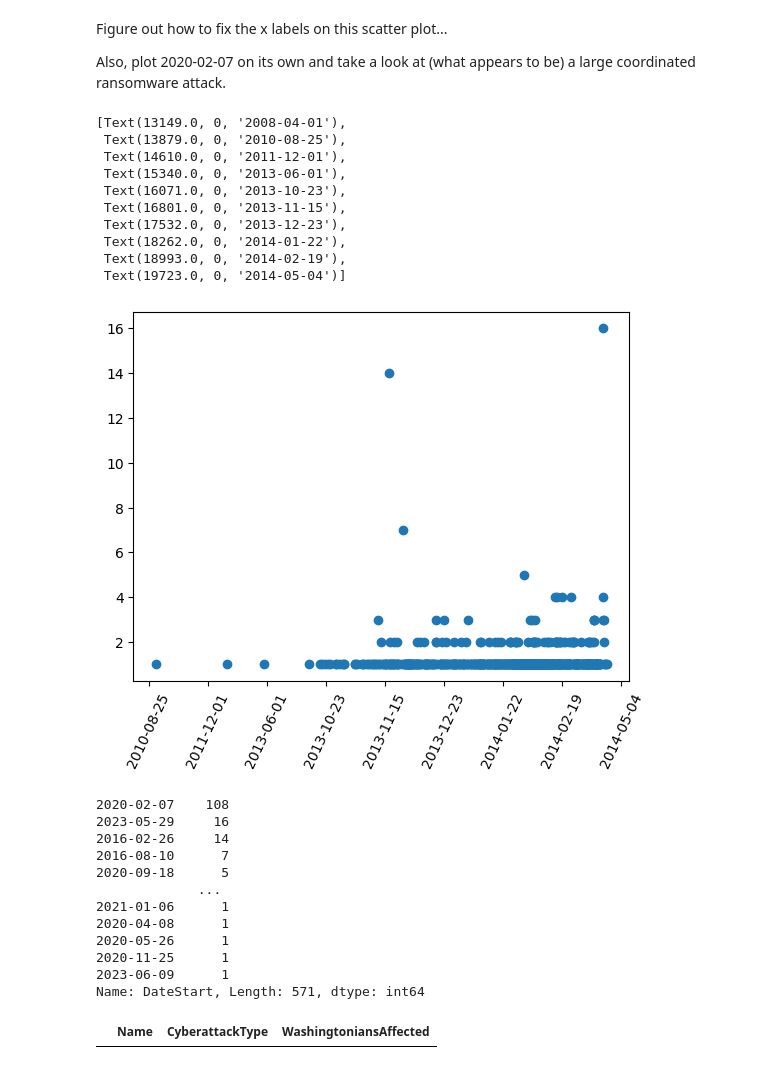
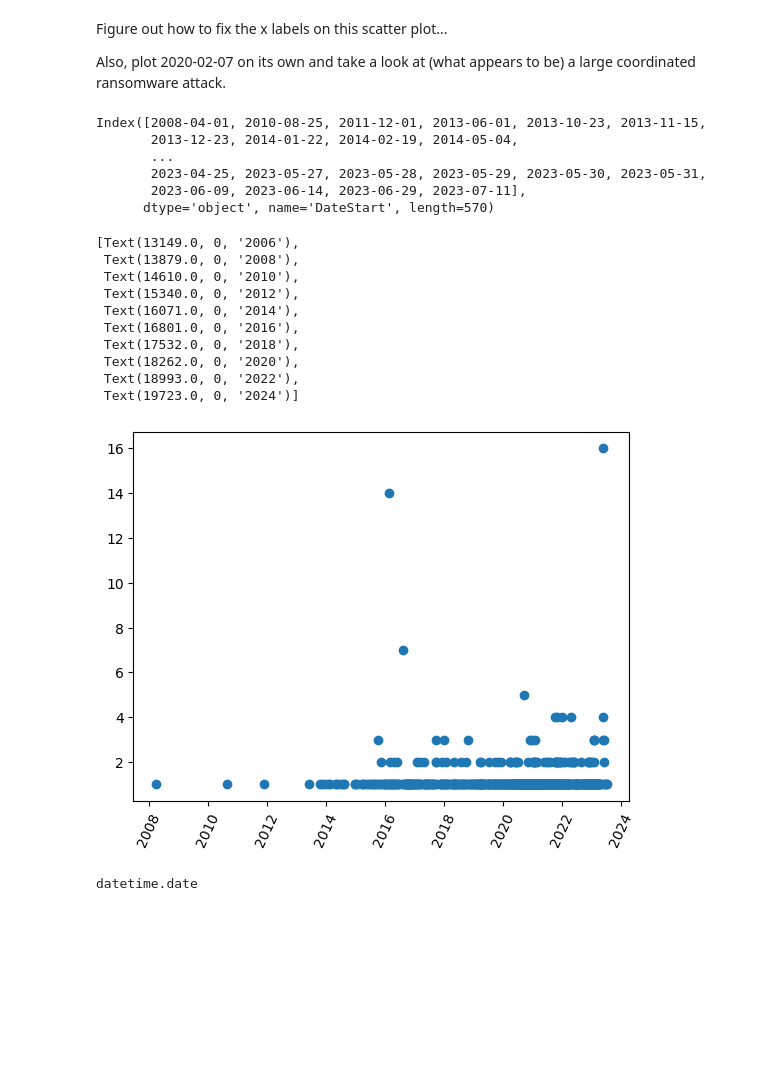
Before and after one commit to IsaacDaHanes/Washington_State_Databreach_Assessment, a Jupyter notebook: notebooks/wastate_databreaches_eda.ipynb, the cells around one changed output. Saved outputs shown, nothing was run; the diff lists cells and outputs as text; code cells hidden in the pictures; blank space fills up the shorter version.

Commit message:
added an images and src directory, added a .py file for future use, updated eda notebook, updated readme

```diff
--- a/notebooks/wastate_databreaches_eda.ipynb
+++ b/notebooks/wastate_databreaches_eda.ipynb
@@ -336,43 +331,41 @@ Text(0.5, 1.0, 'Data Breach Causes')
 Figure out how to fix the x labels on this scatter plot...
 
 Also, plot 2020-02-07 on its own and take a look at (what appears to be) a large coordinated ransomware attack.
+# %%
+plotdates = wa_databreach_df.groupby('DateStart').count()
+plotdates_notfebsev = plotdates[plotdates['Name'] < 108]
+
+plotdates_notfebsev.index
+# %% [output]
+Index([2008-04-01, 2010-08-25, 2011-12-01, 2013-06-01, 2013-10-23, 2013-11-15,
+       2013-12-23, 2014-01-22, 2014-02-19, 2014-05-04,
+       ...
+       2023-04-25, 2023-05-27, 2023-05-28, 2023-05-29, 2023-05-30, 2023-05-31,
+       2023-06-09, 2023-06-14, 2023-06-29, 2023-07-11],
+      dtype='object', name='DateStart', length=570)
 # %%
-plotthings = wa_databreach_df.groupby('DateStart').count()
-plotthings_notfebsev = plotthings[plotthings['Year'] < 108]
+
 fig,ax = plt.subplots()
 
-ax.scatter(plotthings_notfebsev.index, plotthings_notfebsev['Year'])
+ax.scatter(plotdates_notfebsev.index, plotdates_notfebsev['Name'])
 
-ax.set_xticklabels(plotthings_notfebsev.index, rotation=65, fontsize=10)
+ax.set_xticklabels(ax.get_xticklabels(), rotation=65, fontsize=10)
+# ax.set_xticklabels(rotation=65, fontsize=10)
 # %% [output]
-[Text(13149.0, 0, '2008-04-01'),
- Text(13879.0, 0, '2010-08-25'),
- Text(14610.0, 0, '2011-12-01'),
- Text(15340.0, 0, '2013-06-01'),
- Text(16071.0, 0, '2013-10-23'),
- Text(16801.0, 0, '2013-11-15'),
- Text(17532.0, 0, '2013-12-23'),
- Text(18262.0, 0, '2014-01-22'),
- Text(18993.0, 0, '2014-02-19'),
- Text(19723.0, 0, '2014-05-04')]
+[Text(13149.0, 0, '2006'),
+ Text(13879.0, 0, '2008'),
+ Text(14610.0, 0, '2010'),
+ Text(15340.0, 0, '2012'),
+ Text(16071.0, 0, '2014'),
+ Text(16801.0, 0, '2016'),
+ Text(17532.0, 0, '2018'),
+ Text(18262.0, 0, '2020'),
+ Text(18993.0, 0, '2022'),
+ Text(19723.0, 0, '2024')]
-[figure, old version]
+[figure, new version]
 # %%
 wa_databreach_df['DateStart'].value_counts()
+
+type(plotdates_notfebsev.index[3])
 # %% [output]
-2020-02-07    108
-2023-05-29     16
-2016-02-26     14
-2016-08-10      7
-2020-09-18      5
-             ...
-2021-01-06      1
-2020-04-08      1
-2020-05-26      1
-2020-11-25      1
-2023-06-09      1
-Name: DateStart, Length: 571, dtype: int64
+datetime.date
-# %%
-onebigx = wa_databreach_df[wa_databreach_df['DateStart']=='2020-02-07'][['Name','CyberattackType', 'WashingtoniansAffected']]
-onebigx
-# %% [output]
-|  | Name | CyberattackType | WashingtoniansAffected |
```
Also changed, not shown: parts of 13 cells of this notebook, 3 other files.
